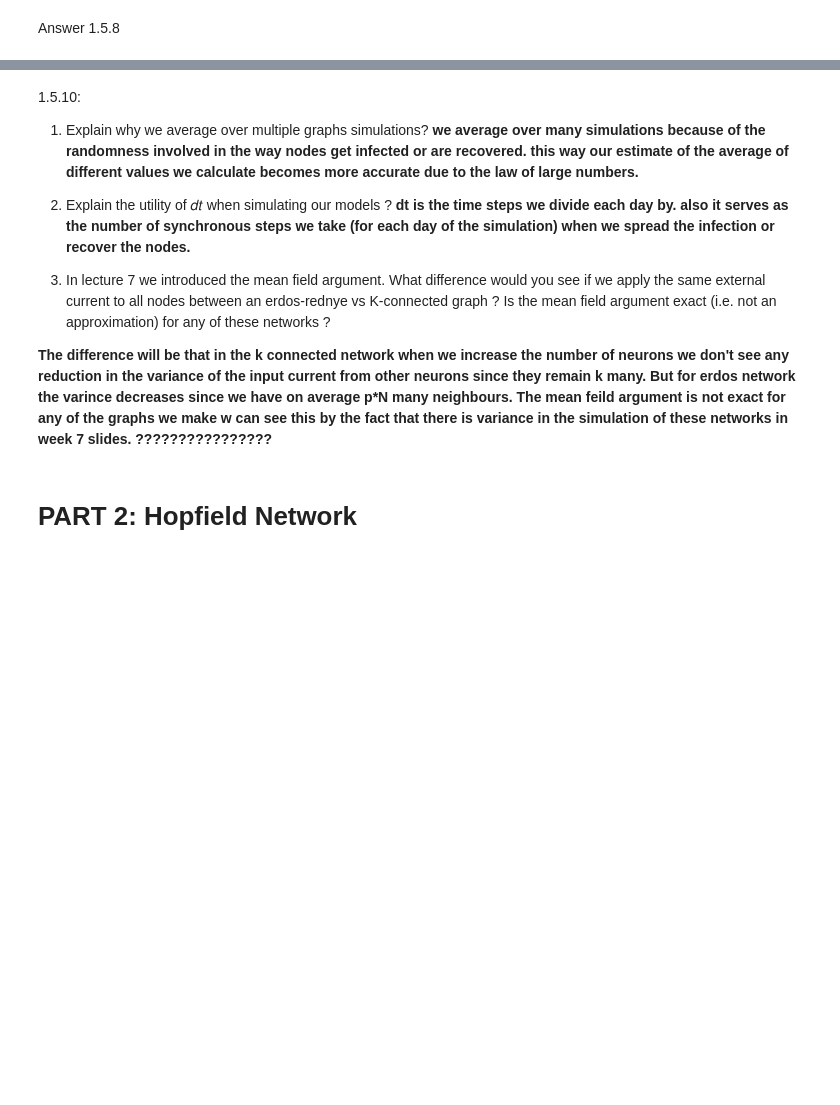
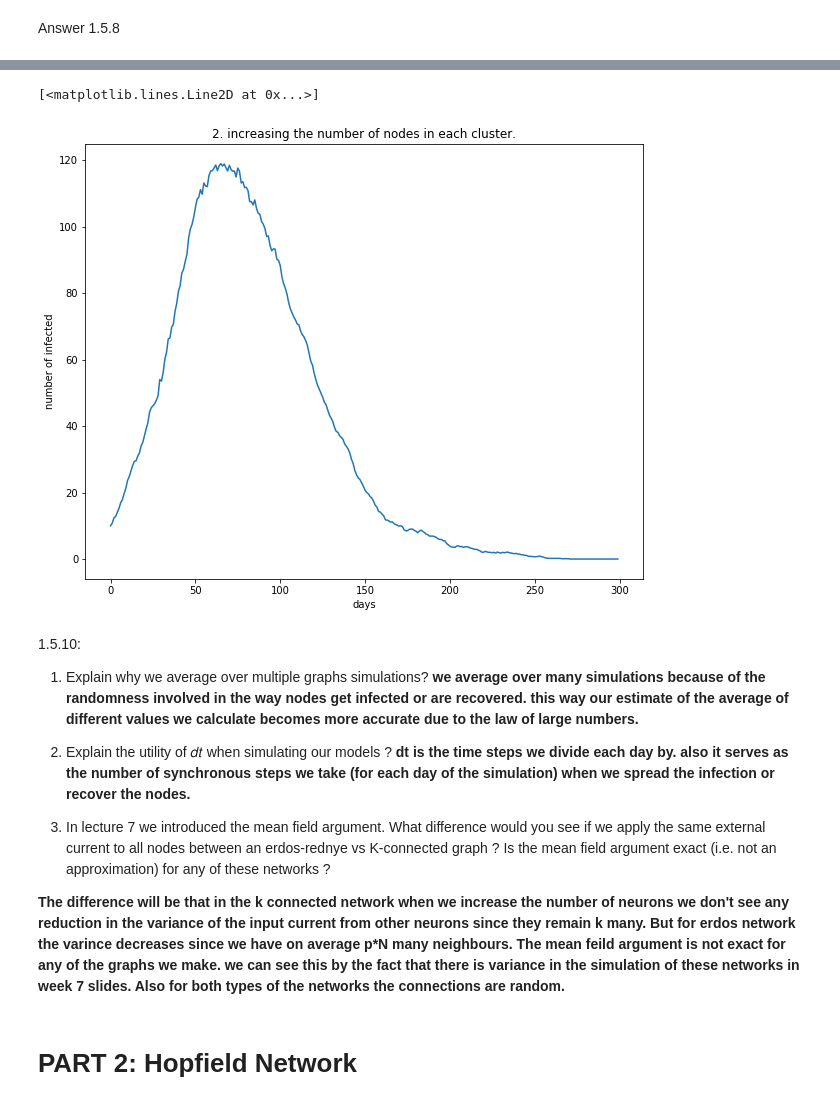
Before and after one commit to KiyarashFarivar/bmnn, a Jupyter notebook: project2/final_project2.ipynb, the cells around one changed output, grey strips where cells are left out. Cells and saved outputs as stored; diff of their text form; code cells hidden in the pictures; blank space fills up the shorter version.

```diff
--- a/project2/final_project2.ipynb
+++ b/project2/final_project2.ipynb
@@ -641,3 +685,33 @@ Answer 1.5.8
+# %%
+# 2. increasing the number of nodes in each cluster
+# make the graph keeping the number of cluster constant
+N = 1001
+num_clusters = 11
+N_c = N / num_clusters
+P_intra = 1
+P_extra = 49/5000
+
+CG = cluster_Graph(N=N, clusters=num_clusters, P_intra=P_intra, P_extra=P_extra)
+
+G=nx.from_numpy_matrix(CG.Matrix) #create graph from binary matrix
+
+# run the graph
+dt = 0.01
+s = 0.1
+I0 = 10
+tend = 300
+R0 = 2.3
+
+S,I = simulation_graph(G,I0,R0,s,tend=tend, dt=dt,modulation = False, average=10)
+# %%
+plt.figure(figsize=(10,8))
+plt.title('2. increasing the number of nodes in each cluster.')
+plt.xlabel('days')
+plt.ylabel('number of infected')
+plt.plot(np.sum(I,axis=0)/I.shape[0])
+# %% [output]
+[<matplotlib.lines.Line2D at 0x...>]
+[figure, added]
 # %% [markdown]
 1.5.10:
 
@@ -649,7 +723,7 @@ Answer 1.5.8
 
 3. In lecture 7 we introduced the mean field argument. What difference would you see if we apply the same external current to all nodes between an erdos-rednye vs K-connected graph ? Is the mean field argument exact (i.e. not an approximation) for any of these networks ?
 
-**The difference will be that in the k connected network when we increase the number of neurons we don't see any reduction in the variance of the input current from other neurons since they remain k many. But for erdos network the varince decreases since we have on average p*N many neighbours. The mean feild argument is not exact for any of the graphs we make w can see this by the fact that there is variance in the simulation of these networks in week 7 slides. ????????????????**
+**The difference will be that in the k connected network when we increase the number of neurons we don't see any reduction in the variance of the input current from other neurons since they remain k many. But for erdos network the varince decreases since we have on average p*N many neighbours. The mean feild argument is not exact for any of the graphs we make. we can see this by the fact that there is variance in the simulation of these networks in week 7 slides. Also for both types of the networks the connections are random.**
 # %% [markdown]
 # PART 2: Hopfield Network
 # %% [markdown]
```
Also changed, not shown: parts of 15 cells of this notebook.
